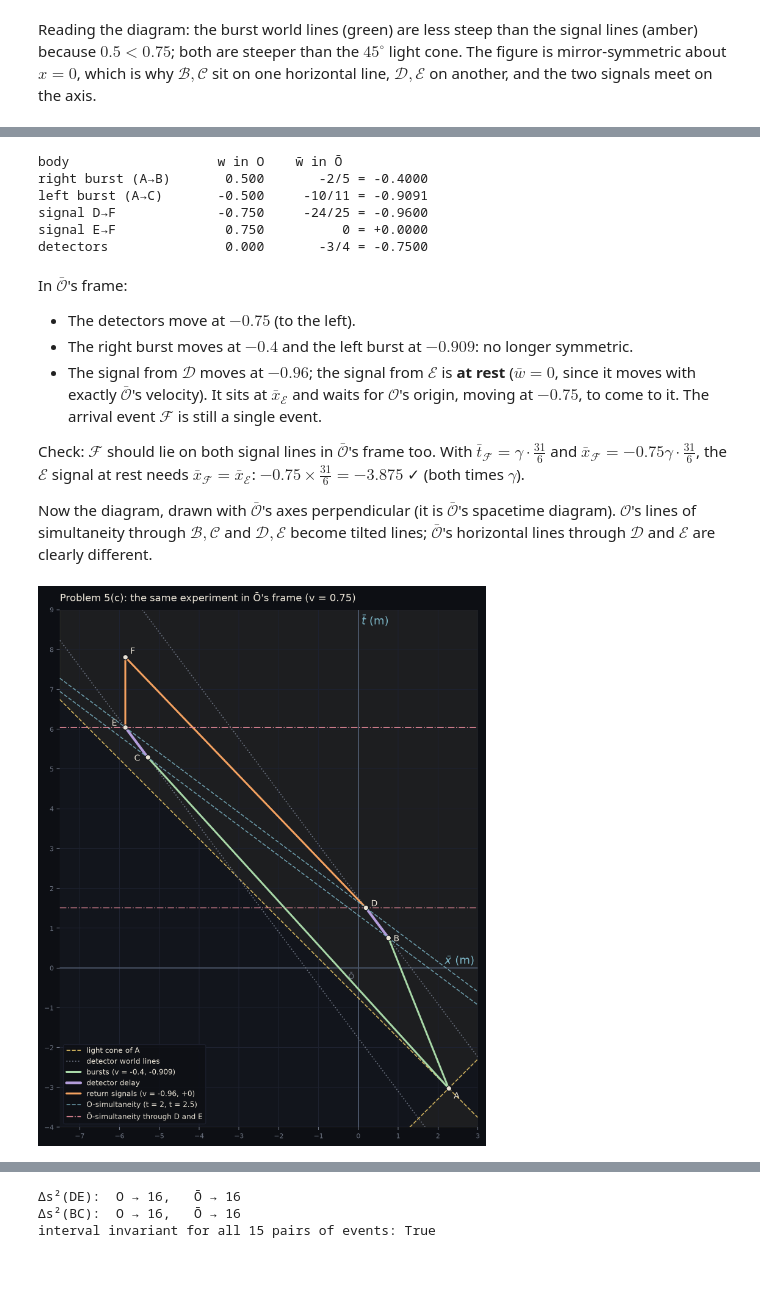
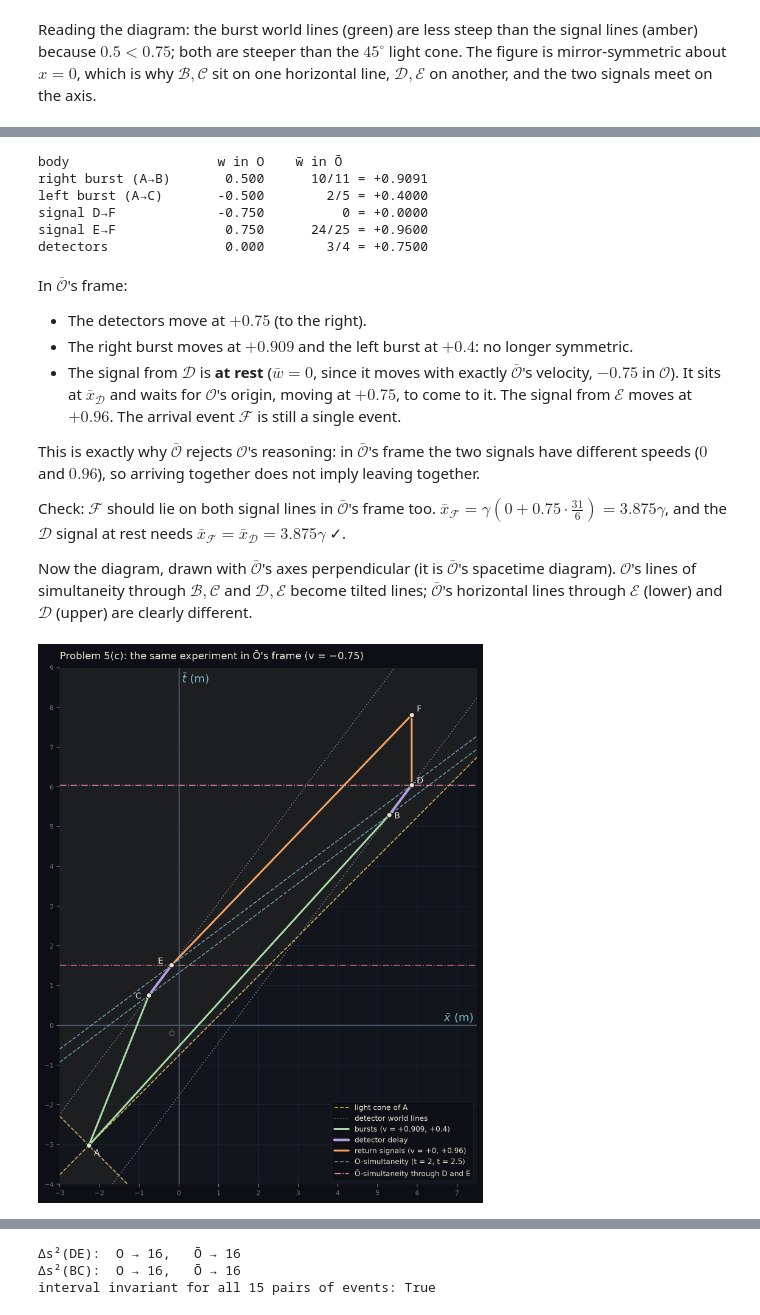
Before and after one commit to DaTrollMon/schutz-gr-solutions-3rd, a Jupyter notebook: Ch.1/Problem_1.5.ipynb, the cells around one changed output, grey strips where cells are left out. Drawn from its saved outputs; the diff is of its cells as text; code cells hidden in the pictures; blank space fills up the shorter version.

```diff
--- a/Ch.1/Problem_1.5.ipynb
+++ b/Ch.1/Problem_1.5.ipynb
@@ -168,7 +171,7 @@ $$
 
 The full table, and the velocities as $\bar{\mathcal O}$ measures them using $\bar w = (w - v)/(1 - wv)$:
 # %%
-v = R(3, 4)
+v = R(-3, 4)          # Ō moves in the NEGATIVE x direction
 g = gamma(v)
 print("gamma =", sp.nsimplify(g), "≈", sp.N(g, 6))
 print()
@@ -179,9 +182,9 @@ for k, (T, X) in events_O.items():
     events_Ob[k] = (Tb, Xb)
     print(f"{k:6s} {float(T):7.3f} {float(X):7.3f}   {str(Tb):>9s}≈{float(Tb):6.3f} {str(Xb):>9s}≈{float(Xb):6.3f}")
 
-print("\nt̄_E − t̄_D =", sp.simplify(events_Ob['E'][0] - events_Ob['D'][0]),
-      "≈", sp.N(events_Ob['E'][0] - events_Ob['D'][0], 5))
-print("t̄_C − t̄_B =", sp.simplify(events_Ob['C'][0] - events_Ob['B'][0]))
+print("\nt̄_D − t̄_E =", sp.simplify(events_Ob['D'][0] - events_Ob['E'][0]),
+      "≈", sp.N(events_Ob['D'][0] - events_Ob['E'][0], 5), " (> 0: E, the left signal, was sent first)")
+print("t̄_B − t̄_C =", sp.simplify(events_Ob['B'][0] - events_Ob['C'][0]))
 # %% [output]
 gamma = 4*sqrt(7)/7 ≈ 1.51186
 
@@ -203,37 +206,39 @@ for name, wO in names.items():
     print(f"{name:20s} {float(wO):8.3f}   {str(sp.nsimplify(wb)):>8s} = {float(wb):+.4f}")
 # %% [output]
 body                   w in O    w̄ in Ō
-right burst (A→B)       0.500       -2/5 = -0.4000
-left burst (A→C)       -0.500     -10/11 = -0.9091
-signal D→F             -0.750     -24/25 = -0.9600
-signal E→F              0.750          0 = +0.0000
-detectors               0.000       -3/4 = -0.7500
+right burst (A→B)       0.500      10/11 = +0.9091
+left burst (A→C)       -0.500        2/5 = +0.4000
+signal D→F             -0.750          0 = +0.0000
+signal E→F              0.750      24/25 = +0.9600
+detectors               0.000        3/4 = +0.7500
 # %% [markdown]
 In $\bar{\mathcal O}$'s frame:
 
-- The detectors move at $-0.75$ (to the left).
-- The right burst moves at $-0.4$ and the left burst at $-0.909$: no longer symmetric.
-- The signal from $\mathcal D$ moves at $-0.96$; the signal from $\mathcal E$ is **at rest** ($\bar w = 0$, since it moves with exactly $\bar{\mathcal O}$'s velocity). It sits at $\bar x_{\mathcal E}$ and waits for $\mathcal O$'s origin, moving at $-0.75$, to come to it. The arrival event $\mathcal F$ is still a single event.
+- The detectors move at $+0.75$ (to the right).
+- The right burst moves at $+0.909$ and the left burst at $+0.4$: no longer symmetric.
+- The signal from $\mathcal D$ is **at rest** ($\bar w = 0$, since it moves with exactly $\bar{\mathcal O}$'s velocity, $-0.75$ in $\mathcal O$). It sits at $\bar x_{\mathcal D}$ and waits for $\mathcal O$'s origin, moving at $+0.75$, to come to it. The signal from $\mathcal E$ moves at $+0.96$. The arrival event $\mathcal F$ is still a single event.
 
-Check: $\mathcal F$ should lie on both signal lines in $\bar{\mathcal O}$'s frame too. With $\bar t_{\mathcal F} = \gamma\cdot\tfrac{31}{6}$ and $\bar x_{\mathcal F} = -0.75\gamma\cdot\tfrac{31}{6}$, the $\mathcal E$ signal at rest needs $\bar x_{\mathcal F} = \bar x_{\mathcal E}$: $-0.75\times\tfrac{31}{6} = -3.875$ ✓ (both times $\gamma$).
+This is exactly why $\bar{\mathcal O}$ rejects $\mathcal O$'s reasoning: in $\bar{\mathcal O}$'s frame the two signals have different speeds ($0$ and $0.96$), so arriving together does not imply leaving together.
 
-Now the diagram, drawn with $\bar{\mathcal O}$'s axes perpendicular (it is $\bar{\mathcal O}$'s spacetime diagram). $\mathcal O$'s lines of simultaneity through $\mathcal B,\mathcal C$ and $\mathcal D,\mathcal E$ become tilted lines; $\bar{\mathcal O}$'s horizontal lines through $\mathcal D$ and $\mathcal E$ are clearly different.
+Check: $\mathcal F$ should lie on both signal lines in $\bar{\mathcal O}$'s frame too. $\bar x_{\mathcal F} = \gamma(0 + 0.75\cdot\tfrac{31}{6}) = 3.875\gamma$, and the $\mathcal D$ signal at rest needs $\bar x_{\mathcal F} = \bar x_{\mathcal D} = 3.875\gamma$ ✓.
+
+Now the diagram, drawn with $\bar{\mathcal O}$'s axes perpendicular (it is $\bar{\mathcal O}$'s spacetime diagram). $\mathcal O$'s lines of simultaneity through $\mathcal B,\mathcal C$ and $\mathcal D,\mathcal E$ become tilted lines; $\bar{\mathcal O}$'s horizontal lines through $\mathcal E$ (lower) and $\mathcal D$ (upper) are clearly different.
 # %%
 evOb = {k: (float(T), float(X)) for k, (T, X) in events_Ob.items()}
 velOb = {k: float(velocity_seen_by(wO, v)) for k, wO in dict(AB=u, AC=-u, DF=-w, EF=w).items()}
 vf, gf = float(v), float(g)
 # O's line t = const = T0  in Ō coords: t = γ(t̄ + v x̄) = T0  ->  t̄ = T0/γ − v x̄  (slope −v)
-d = draw_experiment(evOb, velOb, "Problem 5(c): the same experiment in Ō's frame (v = 0.75)",
+d = draw_experiment(evOb, velOb, "Problem 5(c): the same experiment in Ō's frame (v = −0.75)",
                     tlabel=r"\bar t", xlabel=r"\bar x", observer="Ō",
-                    xlim=(-7.5, 3), tlim=(-4, 9), detector_v=-vf,
+                    xlim=(-3, 7.5), tlim=(-4, 9), detector_v=-vf,
                     sim_lines=[(2.5 / gf, -vf, "O-simultaneity (t = 2, t = 2.5)"), (2.0 / gf, -vf, None)])
 for k in ("D", "E"):
     T = evOb[k][0]
     d.simultaneity_line(lambda X, T=T: T + 0 * X, color="rose", ls="-.", lw=1.2, alpha=0.9,
                         label="Ō-simultaneity through D and E" if k == "D" else None)
-d.show(loc="lower left")
+d.show(loc="lower right")
 # %% [output]
-[figure, old version]
+[figure, new version]
 # %% [markdown]
 ## (d) The interval between $\mathcal D$ and $\mathcal E$
 
```
Also changed, not shown: parts of 6 cells of this notebook, 18 other files.
